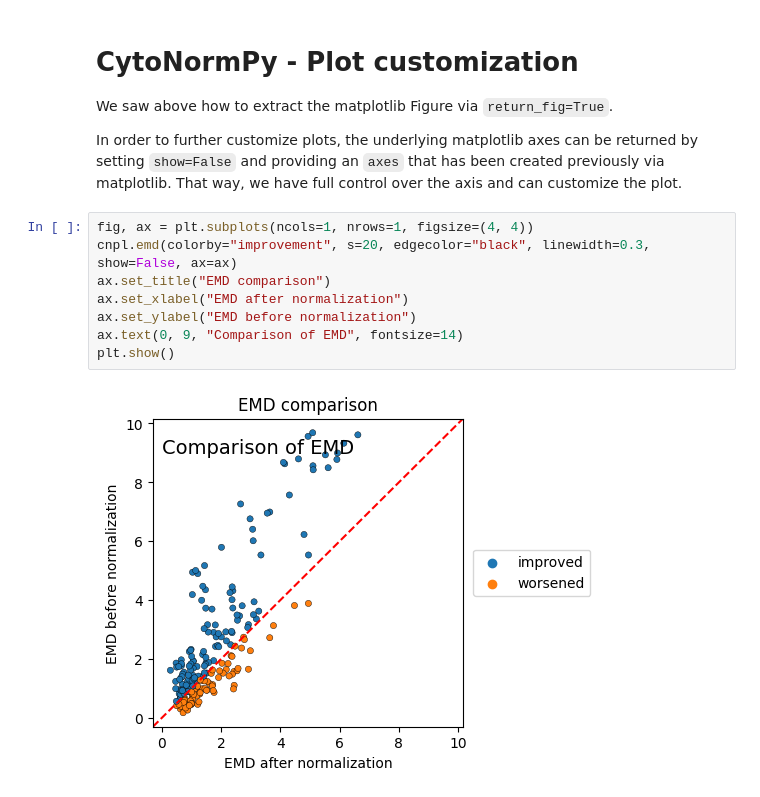
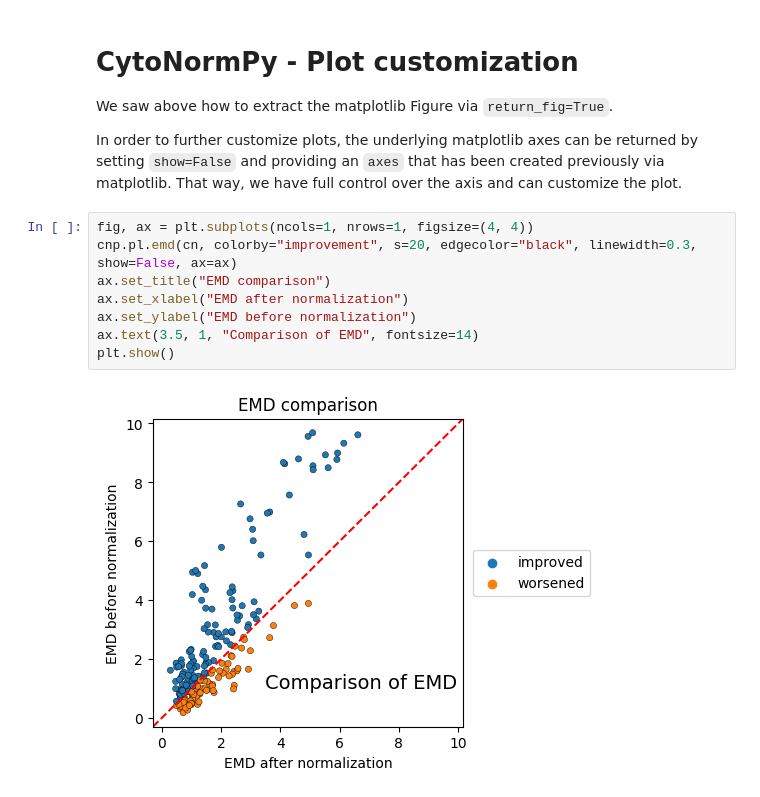
Before and after one commit to TarikExner/CytoNormPy, a Jupyter notebook: cytonormpy/vignettes/cytonormpy_plotting.ipynb, the cells around one changed output. Saved outputs shown, nothing was run; the diff lists cells and outputs as text.

```diff
--- a/cytonormpy/vignettes/cytonormpy_plotting.ipynb
+++ b/cytonormpy/vignettes/cytonormpy_plotting.ipynb
@@ -152,11 +153,11 @@ We saw above how to extract the matplotlib Figure via `return_fig=True`.
 In order to further customize plots, the underlying matplotlib axes can be returned by setting `show=False` and providing an `axes` that has been created previously via matplotlib. That way, we have full control over the axis and can customize the plot.
 # %%
 fig, ax = plt.subplots(ncols=1, nrows=1, figsize=(4, 4))
-cnpl.emd(colorby="improvement", s=20, edgecolor="black", linewidth=0.3, show=False, ax=ax)
+cnp.pl.emd(cn, colorby="improvement", s=20, edgecolor="black", linewidth=0.3, show=False, ax=ax)
 ax.set_title("EMD comparison")
 ax.set_xlabel("EMD after normalization")
 ax.set_ylabel("EMD before normalization")
-ax.text(0, 9, "Comparison of EMD", fontsize=14)
+ax.text(3.5, 1, "Comparison of EMD", fontsize=14)
 plt.show()
 # %% [output]
-[figure, old version]
+[figure, new version]
```
Also changed, not shown: parts of 11 cells of this notebook, 17 other files.
